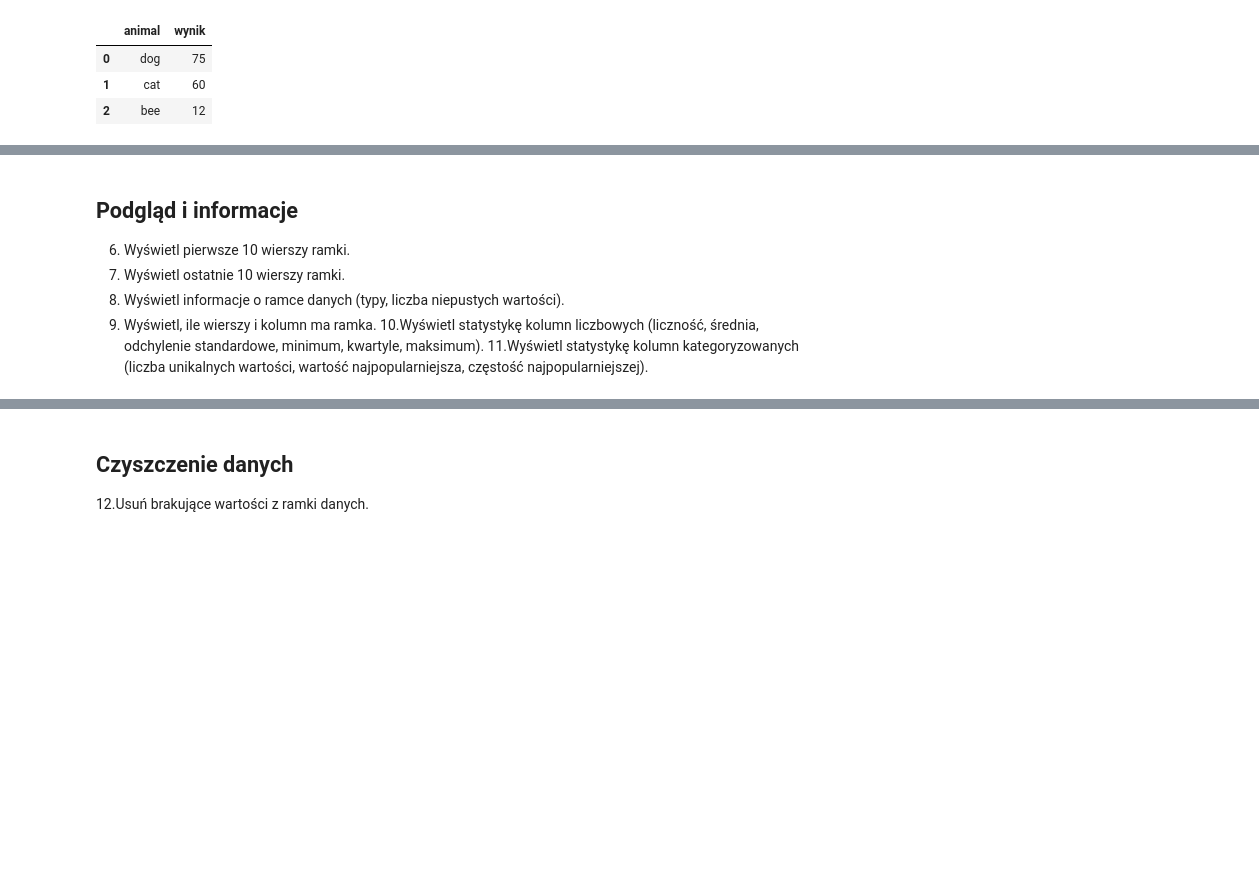
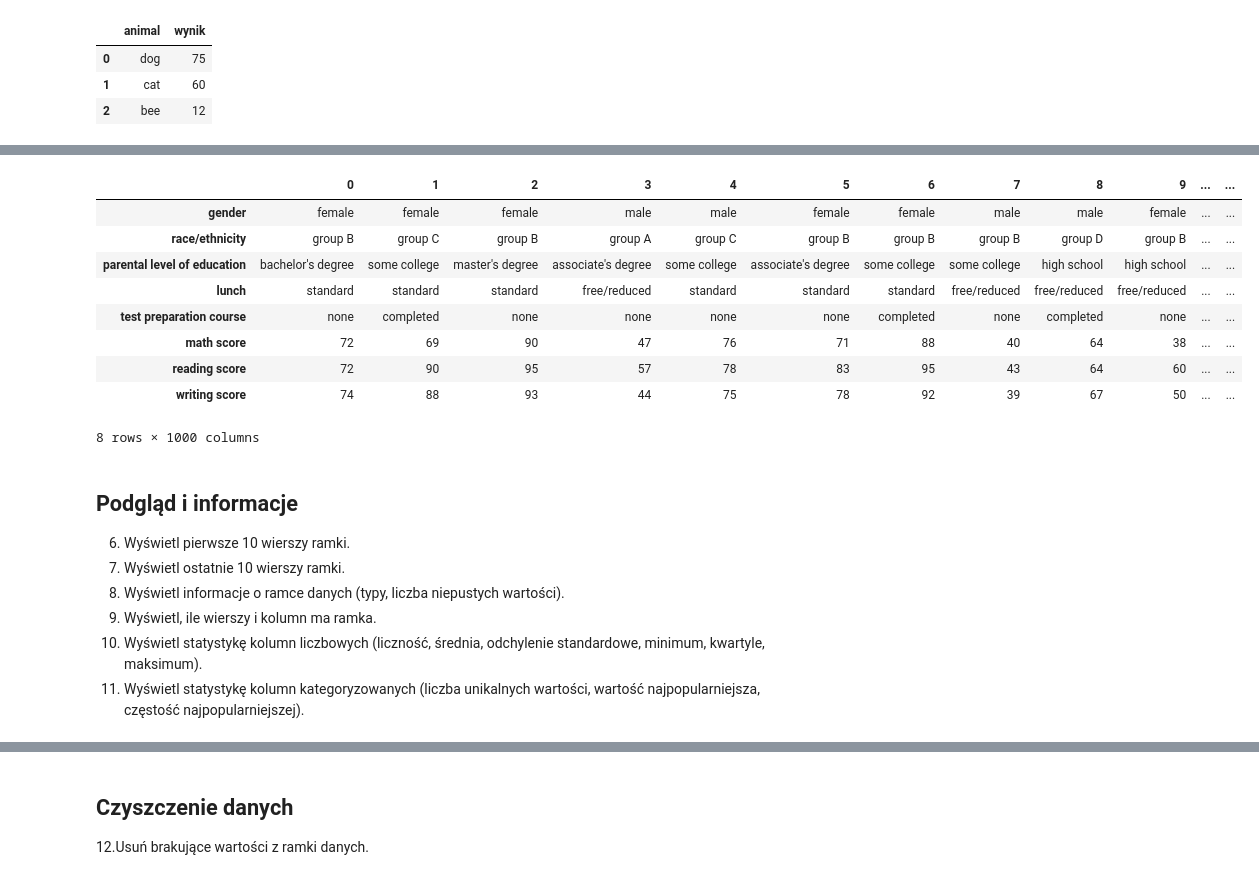
Before and after one commit to DawLip/NOD, a Jupyter notebook: 1.ipynb, the cells around one changed output, grey strips where cells are left out. Cells and saved outputs as stored; diff of their text form; code cells hidden in the pictures; blank space fills up the shorter version.

```diff
--- a/1.ipynb
+++ b/1.ipynb
@@ -79,10 +97,24 @@ pd.DataFrame(dane_lista, columns=["imie", "wynik"])
+# %%
+#5 Transponuj ramkę (zamień kolumny z wierszami).
+display(df.T)
+# %% [output]
+|  | 0 | 1 | 2 | 3 | 4 | 5 | 6 | 7 | 8 | 9 | ... | ... |
+| gender | female | female | female | male | male | female | female | male | male | female | ... | ... |
+| race/ethnicity | group B | group C | group B | group A | group C | group B | group B | group B | group D | group B | ... | ... |
+| parental level of education | bachelor's degree | some college | master's degree | associate's degree | some college | associate's degree | some college | some college | high school | high school | ... | ... |
+| lunch | standard | standard | standard | free/reduced | standard | standard | standard | free/reduced | free/reduced | free/reduced | ... | ... |
+| test preparation course | none | completed | none | none | none | none | completed | none | completed | none | ... | ... |
+| math score | 72 | 69 | 90 | 47 | 76 | 71 | 88 | 40 | 64 | 38 | ... | ... |
+| reading score | 72 | 90 | 95 | 57 | 78 | 83 | 95 | 43 | 64 | 60 | ... | ... |
+| writing score | 74 | 88 | 93 | 44 | 75 | 78 | 92 | 39 | 67 | 50 | ... | ... |
+8 rows × 1000 columns
 # %% [markdown]
 ## Podgląd i informacje
 6. Wyświetl pierwsze 10 wierszy ramki.
 7. Wyświetl ostatnie 10 wierszy ramki.
 8. Wyświetl informacje o ramce danych (typy, liczba niepustych wartości).
 9. Wyświetl, ile wierszy i kolumn ma ramka.
-10.Wyświetl statystykę kolumn liczbowych (liczność, średnia, odchylenie
+10. Wyświetl statystykę kolumn liczbowych (liczność, średnia, odchylenie
 standardowe, minimum, kwartyle, maksimum).
-11.Wyświetl statystykę kolumn kategoryzowanych (liczba unikalnych wartości,
+11. Wyświetl statystykę kolumn kategoryzowanych (liczba unikalnych wartości,
 wartość najpopularniejsza, częstość najpopularniejszej).
```
Also changed, not shown: parts of 51 cells of this notebook.
